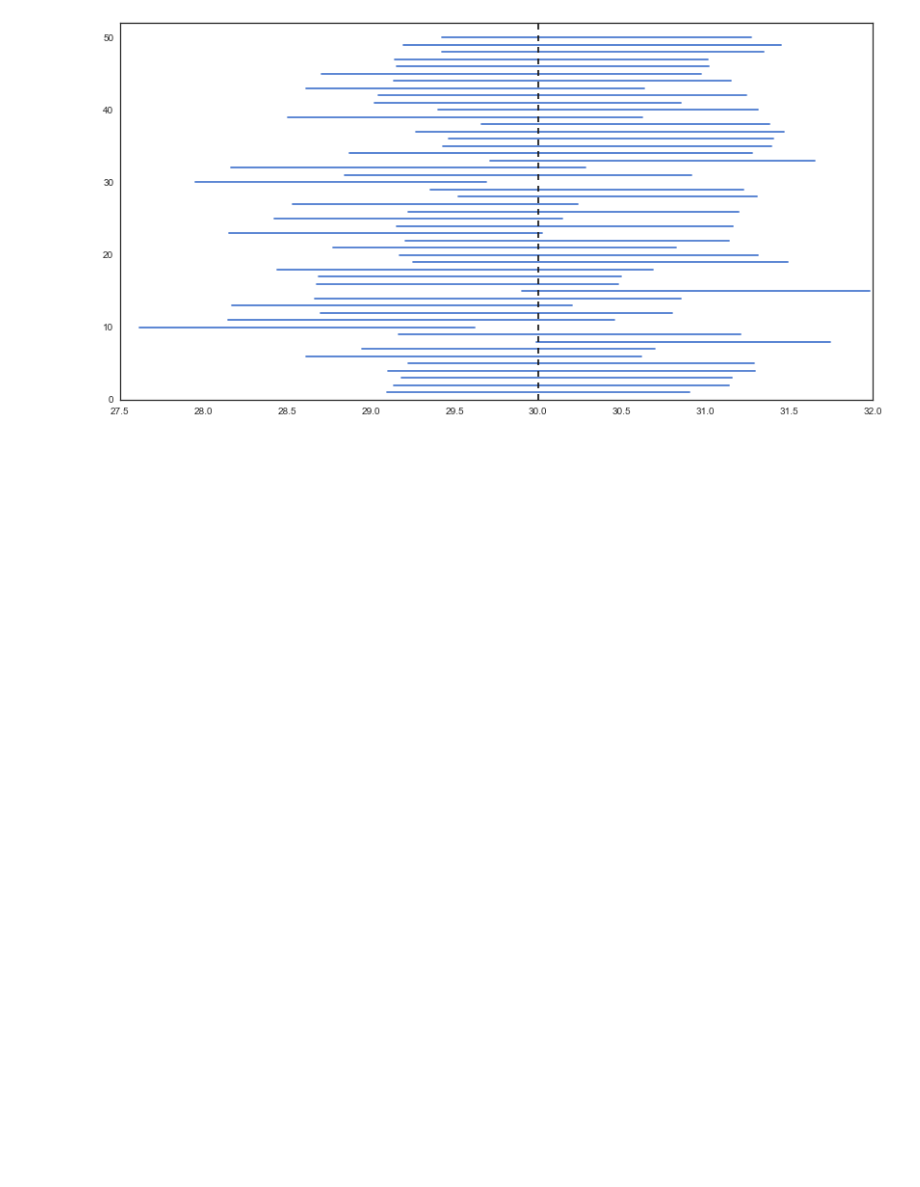
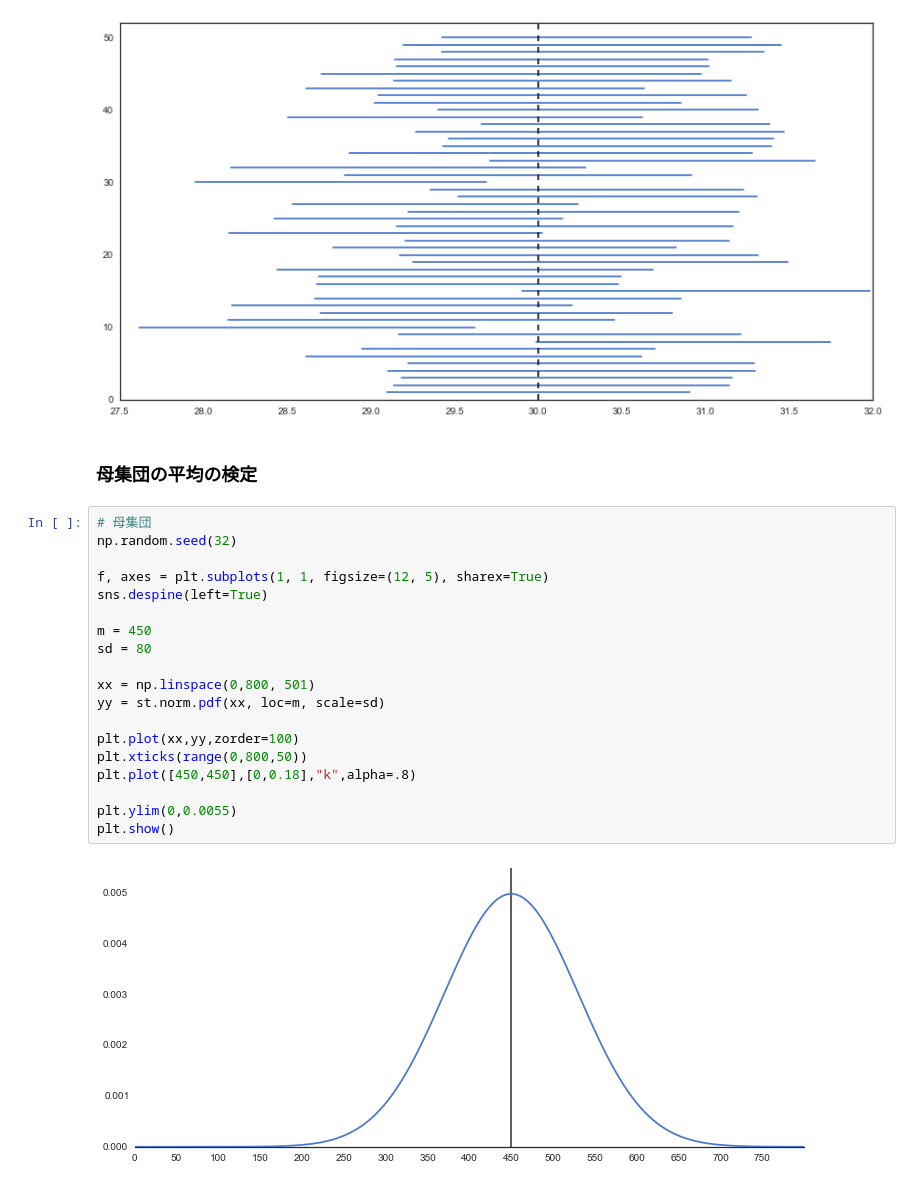
Before and after one commit to matsuken92/Qiita_Contents, a Jupyter notebook: statistics_lecture/Demonstration.ipynb, the cells around one changed output. Saved outputs shown, nothing was run; the diff lists cells and outputs as text; blank space fills up the shorter version.

```diff
--- a/statistics_lecture/Demonstration.ipynb
+++ b/statistics_lecture/Demonstration.ipynb
@@ -416,3 +416,26 @@ print cnt/float(len(res))
 # %% [output]
 0.04
 [figure]
+# %% [markdown]
+### 母集団の平均の検定
+# %%
+# 母集団
+np.random.seed(32)
+
+f, axes = plt.subplots(1, 1, figsize=(12, 5), sharex=True)
+sns.despine(left=True)
+
+m = 450
+sd = 80
+
+xx = np.linspace(0,800, 501)
+yy = st.norm.pdf(xx, loc=m, scale=sd)
+
+plt.plot(xx,yy,zorder=100)
+plt.xticks(range(0,800,50))
+plt.plot([450,450],[0,0.18],"k",alpha=.8)
+
+plt.ylim(0,0.0055)
+plt.show()
+# %% [output]
+[figure, added]
```
Also changed, not shown: parts of 2 cells of this notebook.
